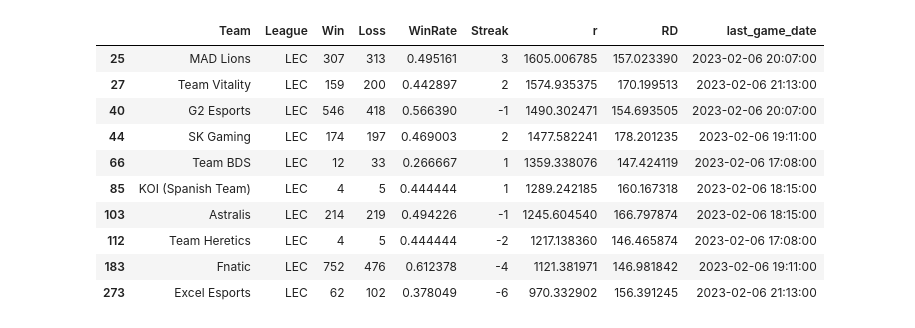
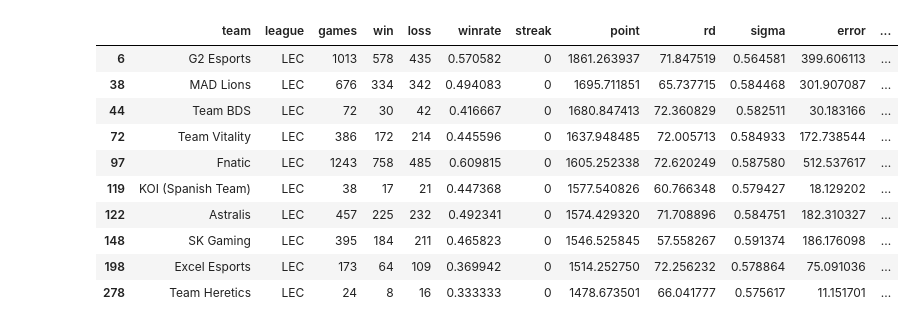
Before and after one commit to posky/LoL-Esports, a Jupyter notebook: glicko_rating_matches.ipynb, the cells around one changed output. Cells and saved outputs as stored; diff of their text form; code cells hidden in the pictures.

```diff
--- a/glicko_rating_matches.ipynb
+++ b/glicko_rating_matches.ipynb
@@ -5,4 +12,7 @@ pd.set_option('display.max_columns', None)
 # %%
-rating = pd.read_csv('./csv/glicko_rating.csv', parse_dates=['last_game_date'])
-rating.shape
+teams_id = pd.read_csv("./csv/teams_id.csv")
+ratings = pd.read_csv(
+    "./csv/glicko_rating/glicko_rating_2023.csv", parse_dates=["last_game_date"]
+)
+teams_id.shape, ratings.shape
 # %% [output]
@@ -61,15 +55,15 @@ rating.loc[(rating['League'] == 'LPL') & (rating['last_game_date'].dt.year == 20
 # %%
-rating.loc[(rating['League'] == 'LEC') & (rating['last_game_date'].dt.year == 2023)]
+ratings.loc[(ratings["league"] == "LEC") & (ratings["last_game_date"].dt.year == 2023)]
 # %% [output]
-|  | Team | League | Win | Loss | WinRate | Streak | r | RD | last_game_date |
-| 25 | MAD Lions | LEC | 307 | 313 | 0.495161 | 3 | 1605.006785 | 157.023390 | 2023-02-06 20:07:00 |
-| 27 | Team Vitality | LEC | 159 | 200 | 0.442897 | 2 | 1574.935375 | 170.199513 | 2023-02-06 21:13:00 |
-| 40 | G2 Esports | LEC | 546 | 418 | 0.566390 | -1 | 1490.302471 | 154.693505 | 2023-02-06 20:07:00 |
-| 44 | SK Gaming | LEC | 174 | 197 | 0.469003 | 2 | 1477.582241 | 178.201235 | 2023-02-06 19:11:00 |
-| 66 | Team BDS | LEC | 12 | 33 | 0.266667 | 1 | 1359.338076 | 147.424119 | 2023-02-06 17:08:00 |
-| 85 | KOI (Spanish Team) | LEC | 4 | 5 | 0.444444 | 1 | 1289.242185 | 160.167318 | 2023-02-06 18:15:00 |
-| 103 | Astralis | LEC | 214 | 219 | 0.494226 | -1 | 1245.604540 | 166.797874 | 2023-02-06 18:15:00 |
-| 112 | Team Heretics | LEC | 4 | 5 | 0.444444 | -2 | 1217.138360 | 146.465874 | 2023-02-06 17:08:00 |
-| 183 | Fnatic | LEC | 752 | 476 | 0.612378 | -4 | 1121.381971 | 146.981842 | 2023-02-06 19:11:00 |
-| 273 | Excel Esports | LEC | 62 | 102 | 0.378049 | -6 | 970.332902 | 156.391245 | 2023-02-06 21:13:00 |
+|  | team | league | games | win | loss | winrate | streak | point | rd | sigma | error | ... |
+| 6 | G2 Esports | LEC | 1013 | 578 | 435 | 0.570582 | 0 | 1861.263937 | 71.847519 | 0.564581 | 399.606113 | ... |
+| 38 | MAD Lions | LEC | 676 | 334 | 342 | 0.494083 | 0 | 1695.711851 | 65.737715 | 0.584468 | 301.907087 | ... |
+| 44 | Team BDS | LEC | 72 | 30 | 42 | 0.416667 | 0 | 1680.847413 | 72.360829 | 0.582511 | 30.183166 | ... |
+| 72 | Team Vitality | LEC | 386 | 172 | 214 | 0.445596 | 0 | 1637.948485 | 72.005713 | 0.584933 | 172.738544 | ... |
+| 97 | Fnatic | LEC | 1243 | 758 | 485 | 0.609815 | 0 | 1605.252338 | 72.620249 | 0.587580 | 512.537617 | ... |
+| 119 | KOI (Spanish Team) | LEC | 38 | 17 | 21 | 0.447368 | 0 | 1577.540826 | 60.766348 | 0.579427 | 18.129202 | ... |
+| 122 | Astralis | LEC | 457 | 225 | 232 | 0.492341 | 0 | 1574.429320 | 71.708896 | 0.584751 | 182.310327 | ... |
+| 148 | SK Gaming | LEC | 395 | 184 | 211 | 0.465823 | 0 | 1546.525845 | 57.558267 | 0.591374 | 186.176098 | ... |
+| 198 | Excel Esports | LEC | 173 | 64 | 109 | 0.369942 | 0 | 1514.252750 | 72.256232 | 0.578864 | 75.091036 | ... |
+| 278 | Team Heretics | LEC | 24 | 8 | 16 | 0.333333 | 0 | 1478.673501 | 66.041777 | 0.575617 | 11.151701 | ... |
 # %%
```
Also changed, not shown: parts of 15 cells of this notebook.
